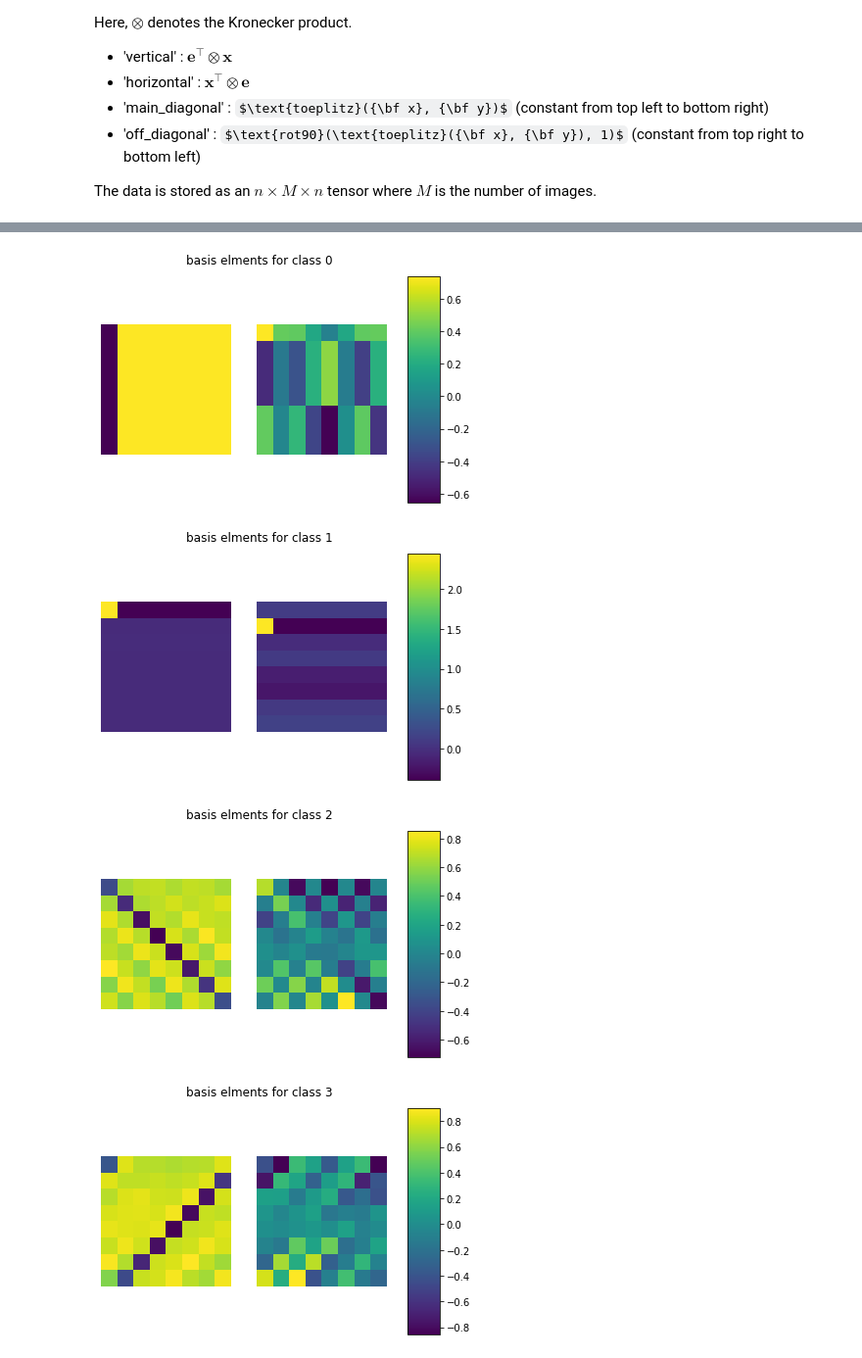
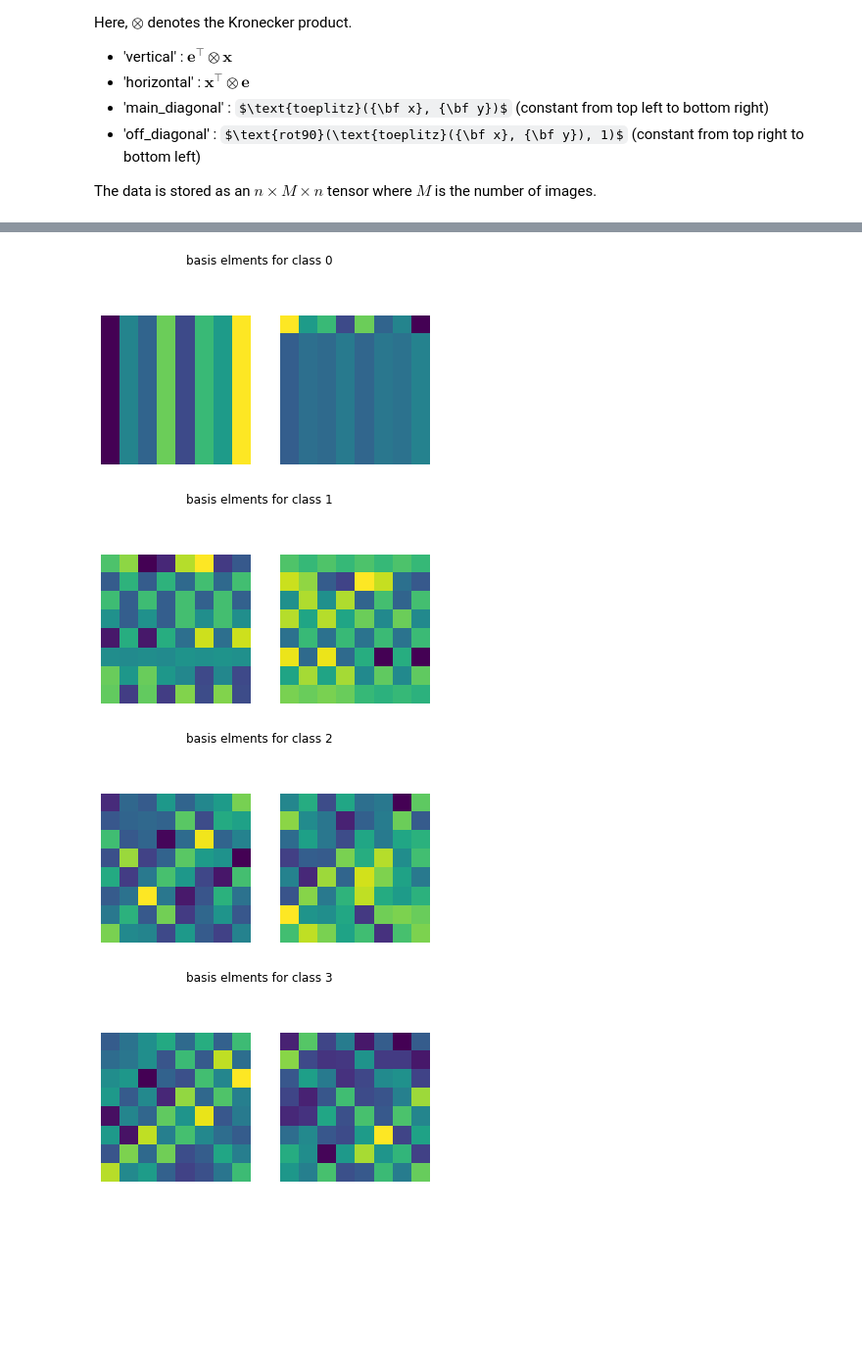
Before and after one commit to elizabethnewman/tensor-fmri, a Jupyter notebook: example_stripes.ipynb, the cells around one changed output, grey strips where cells are left out. Shown at 98% size. Saved outputs shown, nothing was run; the diff lists cells and outputs as text; code cells hidden in the pictures; some formulas as TeX source; blank space fills up the shorter version.

Commit message:
m-product implementation

```diff
--- a/example_stripes.ipynb
+++ b/example_stripes.ipynb
@@ -15,8 +15,8 @@ Choose an available tensor-tensor product.  Options for this notebook include:
 * 't' : t-product (fast Fourier transform along third dimension)
 * 'c': c-product (discrete cosine transform along third dimension)
 # %%
-# choose product type {'f', 't', 'c'}
-prod_type = 't'
+# choose product type {'f', 't', 'c','m'}
+prod_type = 'm'
 # %% [markdown]
 Given a tensor-tensor product $\star_M$, the projection of a tensor $\mathcal{A}$
 onto the space spanned by the lateral slices of a tensor $\mathcal{U}$ is
@@ -66,25 +70,44 @@ print(test_labels)
 (8, 36, 8)
 [0. 0. 0. 0. 0. 0. 0. 0. 0. 1. 1. 1. 1. 1. 1. 1. 1. 1. 2. 2. 2. 2. 2. 2.
  2. 2. 2. 3. 3. 3. 3. 3. 3. 3. 3. 3.]
+# %%
+def haarMatrix(n):
+    # n is the power of 2
+    if n > 2:
+        M = haarMatrix(n / 2)
+    else:
+        return np.array([[1, 1], [1, -1]])
+    M_n = np.kron(M, [1, 1])
+    M_i = np.sqrt(n/2)*np.kron(np.eye(len(M)), [1, -1])
+    M = np.vstack((M_n, M_i))
+    return M
+def haar_normalized(n):
+    M = haarMatrix(n)
+    M = M/np.sqrt(np.sum(M[0]))
+    return M
 # %%
 # form local t-svd
 num_classes = len(np.unique(training_labels))
 k = 2
 
 U = []
 for i in range(num_classes):
-    u, _, _, _ = tp.ten_svd(training_data[:, training_labels == i, :], k, prod_type=prod_type)
-    U.append(u)
+    if prod_type == 'm':
+        u, _, _, _ = tp.ten_svd(training_data[:, training_labels == i, :], k, prod_type=prod_type, M = haar_normalized(8))
+        U.append(u)
+    else:
+        u, _, _, _ = tp.ten_svd(training_data[:, training_labels == i, :], k, prod_type=prod_type)
+        U.append(u)
 
 # visualizations
 for i in range(num_classes):
     slice_subplots(U[i], axis=1, title='basis elments for class ' + str(i))
     plt.show()
 # %% [output]
-[figure, old version]
+[figure, new version]
-[figure, old version]
+[figure, new version]
-[figure, old version]
+[figure, new version]
-[figure, old version]
+[figure, new version]
 # %%
 # compute results on training and test data
 training_error = np.zeros([num_classes, training_data.shape[1]])
```
Also changed, not shown: parts of 4 cells of this notebook, 3 other files.
